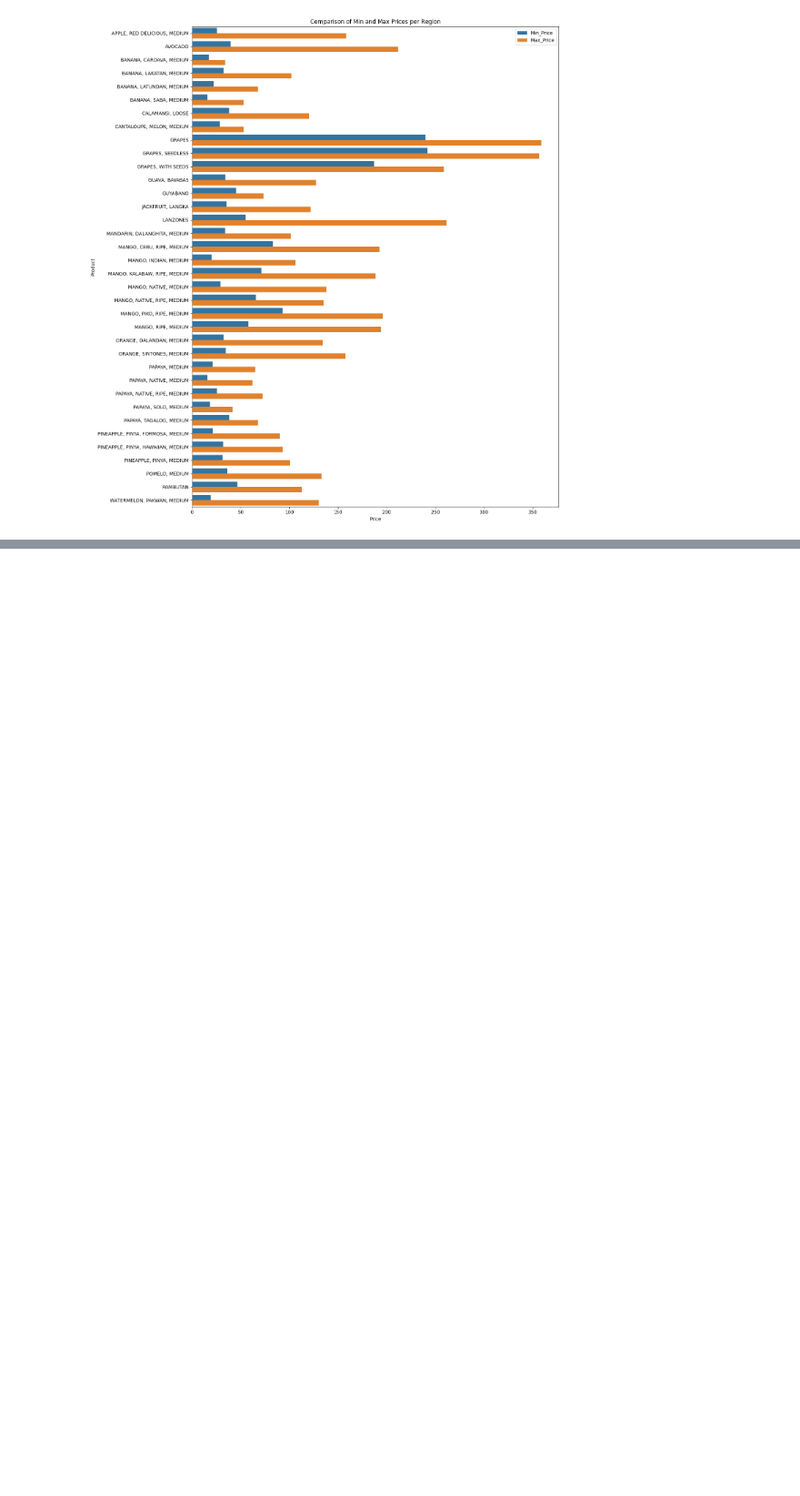
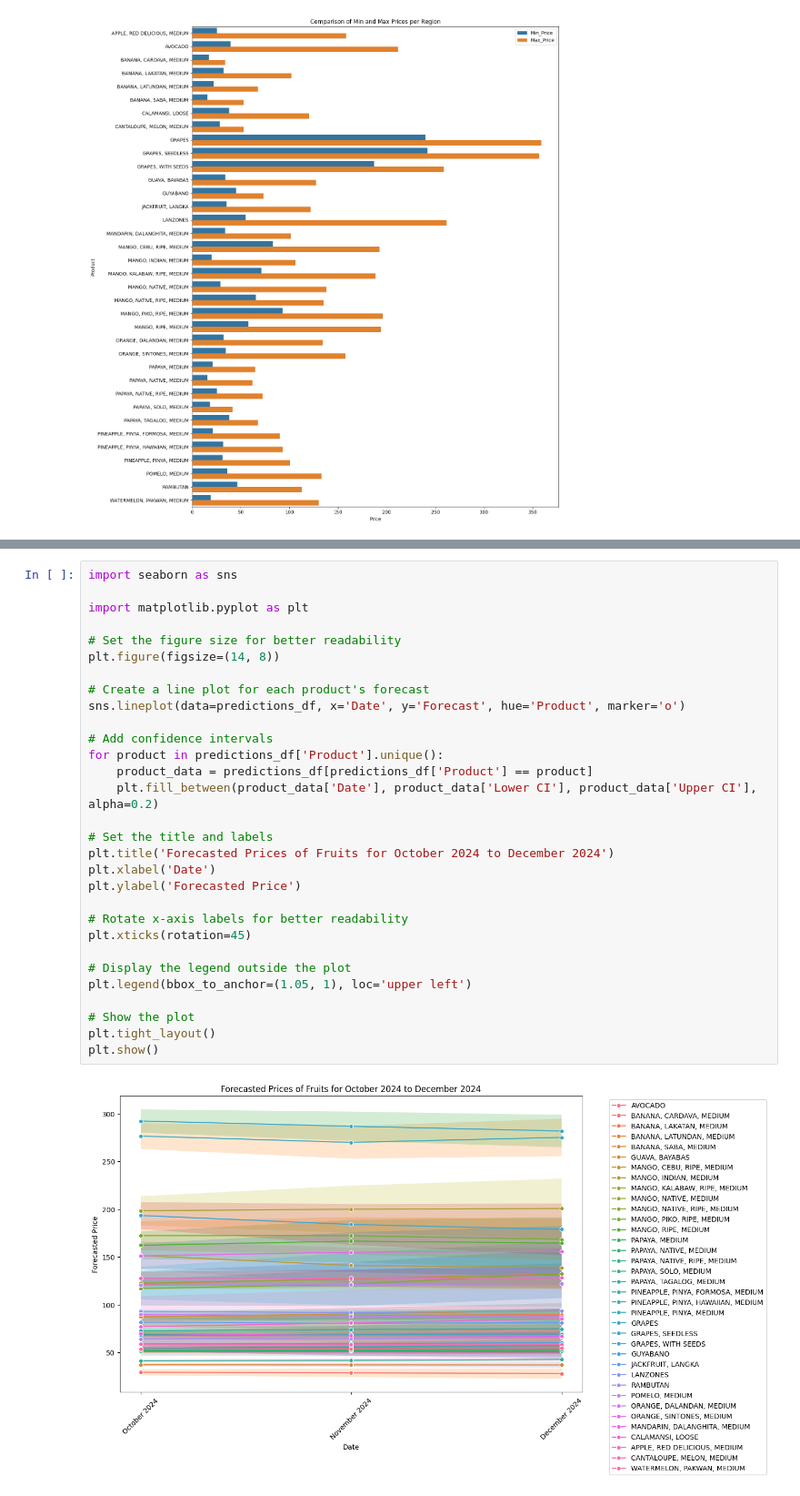
Before and after one commit to RRENN02/Prelims-PH_FruitRetail, a Jupyter notebook: fruit_retail.ipynb, the cells around one changed output, grey strips where cells are left out. Shown at 91% size. Saved outputs shown, nothing was run; the diff lists cells and outputs as text; blank space fills up the shorter version.

```diff
--- a/fruit_retail.ipynb
+++ b/fruit_retail.ipynb
@@ -872,0 +1016,32 @@ plt.show()
+# %%
+import seaborn as sns
+
+import matplotlib.pyplot as plt
+
+# Set the figure size for better readability
+plt.figure(figsize=(14, 8))
+
+# Create a line plot for each product's forecast
+sns.lineplot(data=predictions_df, x='Date', y='Forecast', hue='Product', marker='o')
+
+# Add confidence intervals
+for product in predictions_df['Product'].unique():
+    product_data = predictions_df[predictions_df['Product'] == product]
+    plt.fill_between(product_data['Date'], product_data['Lower CI'], product_data['Upper CI'], alpha=0.2)
+
+# Set the title and labels
+plt.title('Forecasted Prices of Fruits for October 2024 to December 2024')
+plt.xlabel('Date')
+plt.ylabel('Forecasted Price')
+
+# Rotate x-axis labels for better readability
+plt.xticks(rotation=45)
+
+# Display the legend outside the plot
+plt.legend(bbox_to_anchor=(1.05, 1), loc='upper left')
+
+# Show the plot
+plt.tight_layout()
+plt.show()
+# %% [output]
+[figure, added]
```
Also changed, not shown: parts of 5 cells of this notebook, 1 other file.
